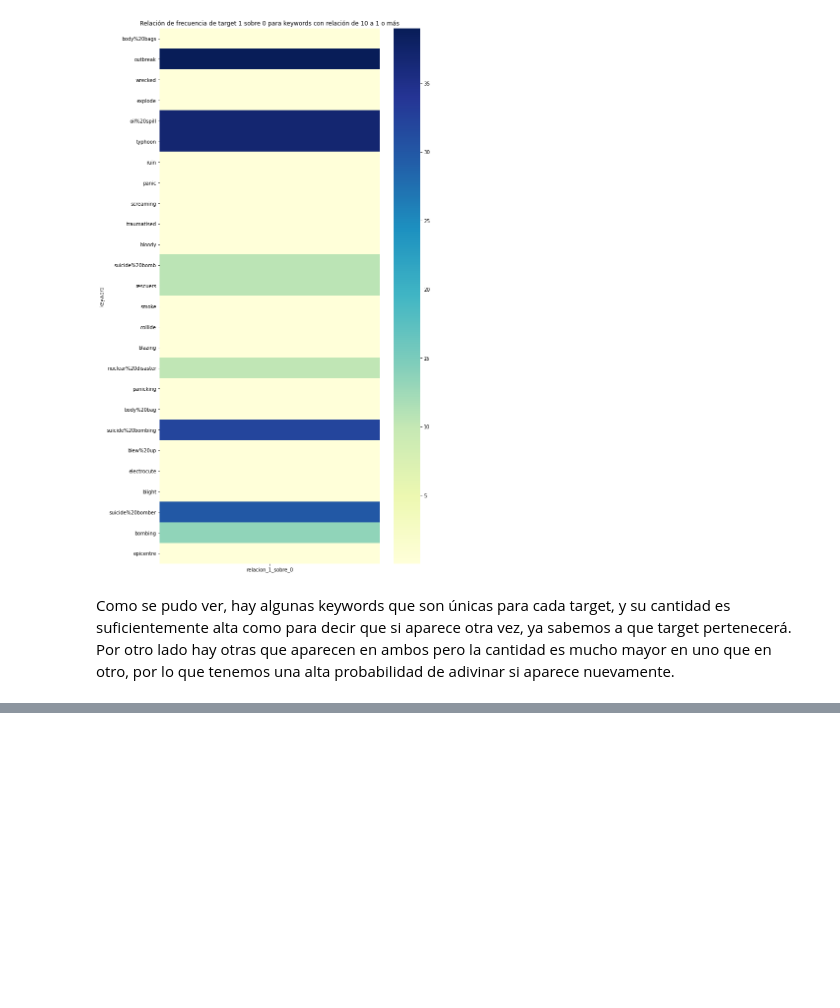
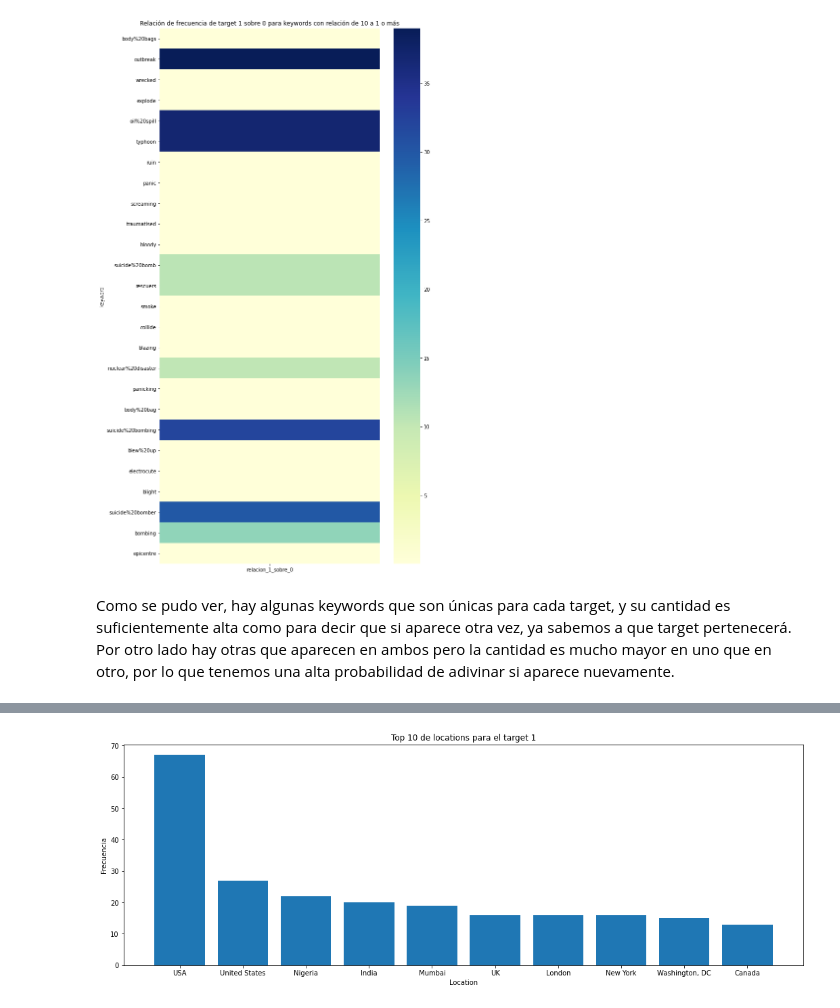
Before and after one commit to ffelfis/Orga_Datos_TPs, a Jupyter notebook: TP1/tweets.ipynb, the cells around one changed output, grey strips where cells are left out. Drawn from its saved outputs; the diff is of its cells as text; code cells hidden in the pictures; blank space fills up the shorter version.

Commit message:
Se agregó Location_vs_target en el notebook principal.

```diff
--- a/TP1/tweets.ipynb
+++ b/TP1/tweets.ipynb
@@ -253,0 +305,4 @@ Como se pudo ver, hay algunas keywords que son únicas para cada target, y su ca
+# %%
+#Cantidad de apariciones de cada location en el target 1
+k1 = df[df["target"]==1]["location"].value_counts()
+k1
@@ -253,0 +322,9 @@ Como se pudo ver, hay algunas keywords que son únicas para cada target, y su ca
+# %%
+plt.figure(figsize=(18, 6))
+plt.bar(k1.iloc[0:10].index, k1.iloc[0:10])
+plt.title("Top 10 de locations para el target 1")
+plt.xlabel("Location")
+plt.ylabel("Frecuencia")
+plt.show()
+# %% [output]
+[figure, added]
```
Also changed, not shown: parts of 16 cells of this notebook.
